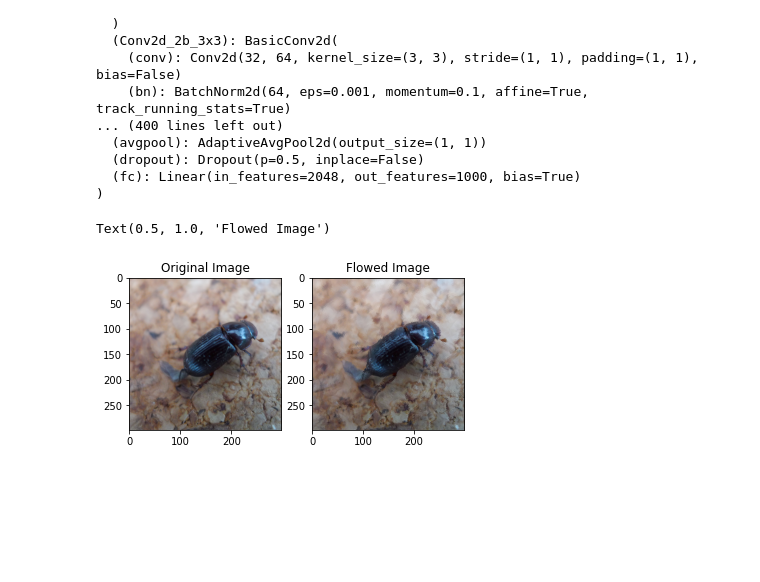
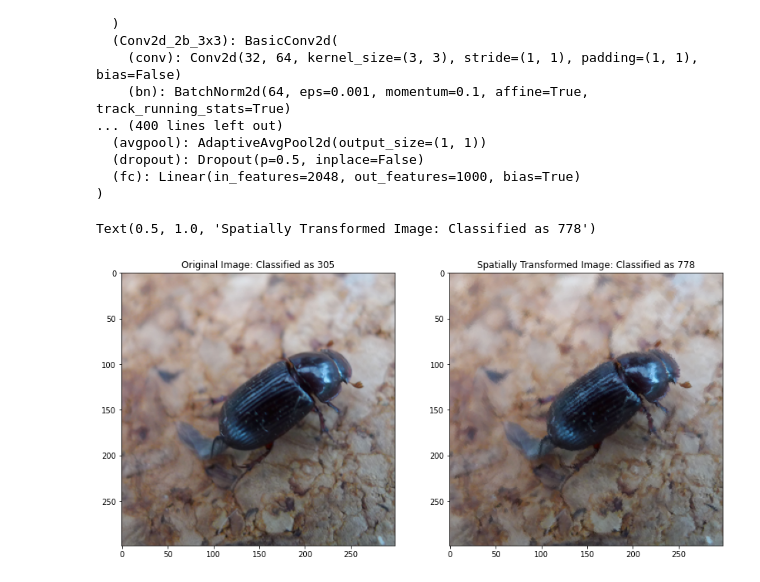
Before and after one commit to ayberkydn/stadv-torch, a Jupyter notebook: demo.ipynb, the cells around one changed output. Cells and saved outputs as stored; diff of their text form; code cells hidden in the pictures; blank space fills up the shorter version.

```diff
--- a/demo.ipynb
+++ b/demo.ipynb
@@ -53,11 +55,11 @@ for n in tqdm.tqdm(range(200)):
 # %%
 
 flowed_img = flow_layer(img)
-fig, (ax1, ax2) = plt.subplots(1, 2)
+fig, (ax1, ax2) = plt.subplots(1, 2, figsize=(14,14))
 ax1.imshow(t2i(img))
-ax1.set_title('Original Image')
+ax1.set_title(f'Original Image: Classified as {true_class}')
 ax2.imshow(t2i(flowed_img))
-ax2.set_title('Spatially Transformed Image')
+ax2.set_title(f'Spatially Transformed Image: Classified as {target_class}')
 # %% [output]
-Text(0.5, 1.0, 'Flowed Image')
+Text(0.5, 1.0, 'Spatially Transformed Image: Classified as 778')
-[figure, old version]
+[figure, new version]
```
Also changed, not shown: parts of 1 cell of this notebook.
